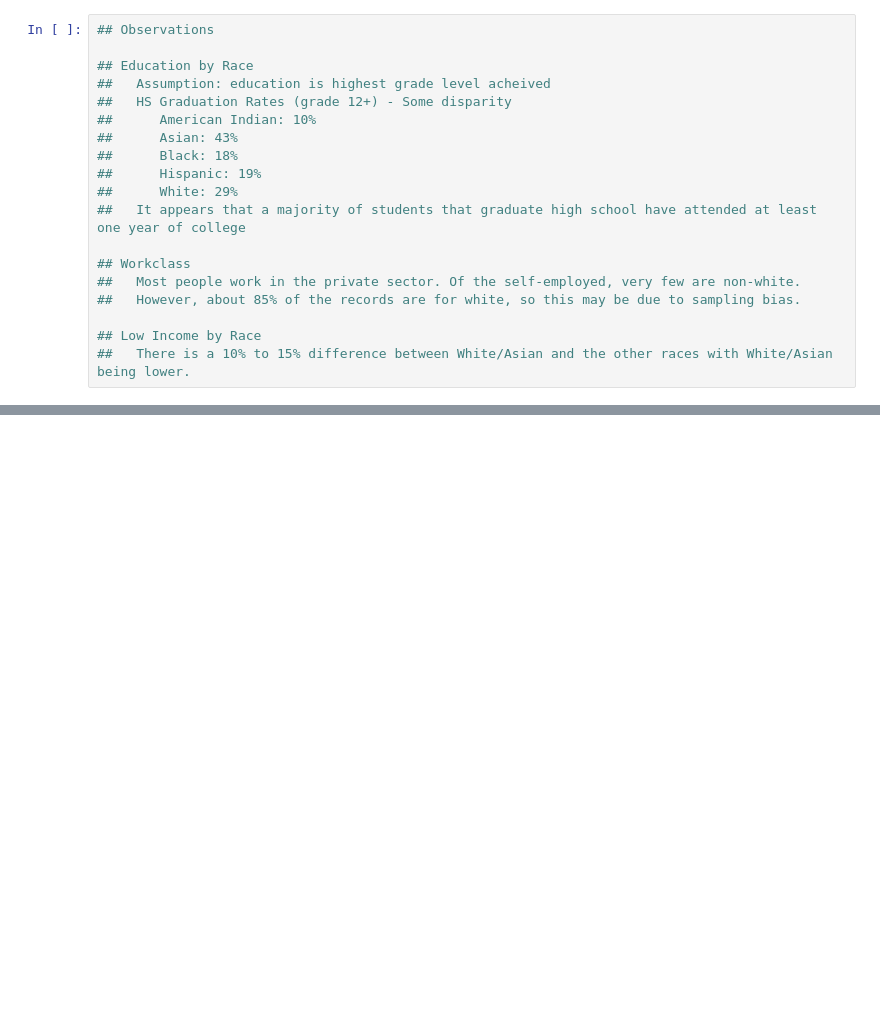
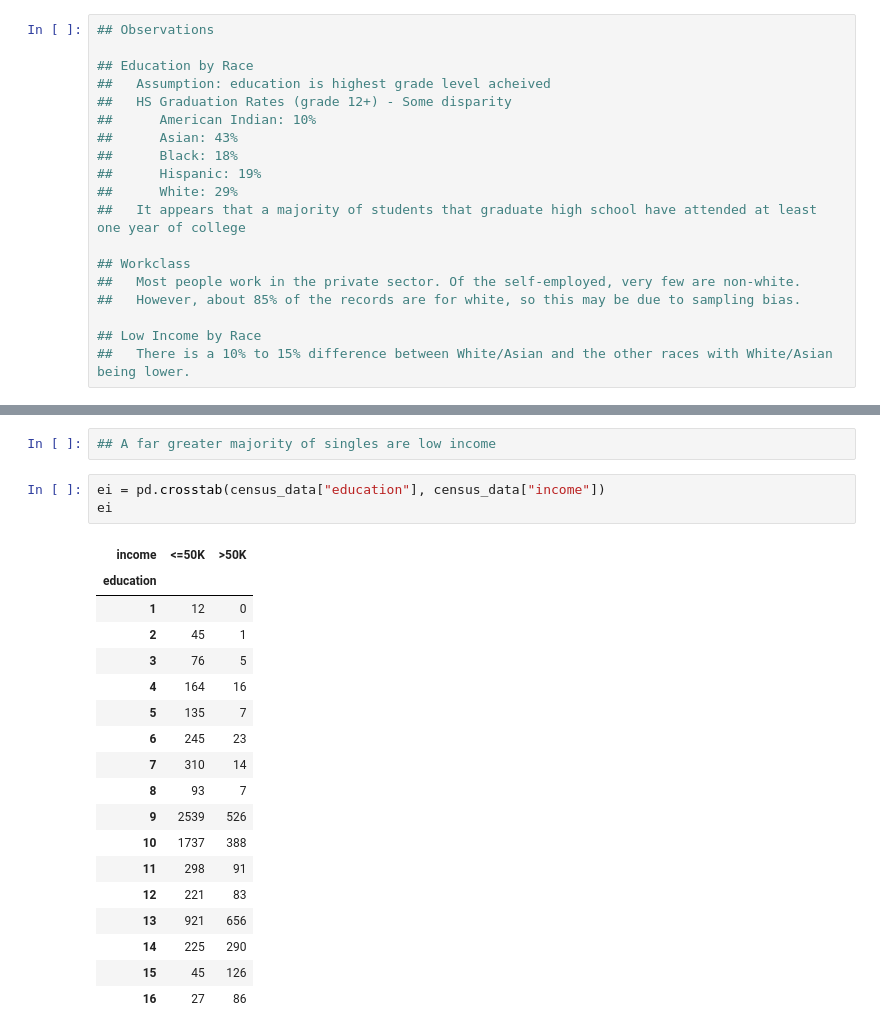
Before and after one commit to MickeyGeorge/dsc478, a Jupyter notebook: Assignment2/MichaelJanke_Assignment2.ipynb, the cells around one changed output, grey strips where cells are left out. Cells and saved outputs as stored; diff of their text form; blank space fills up the shorter version.

```diff
--- a/Assignment2/MichaelJanke_Assignment2.ipynb
+++ b/Assignment2/MichaelJanke_Assignment2.ipynb
@@ -1213,0 +1240,24 @@ plt.show(ri["percent_lowincome"].plot(kind="bar"))
+# %%
+## A far greater majority of singles are low income
+# %%
+ei = pd.crosstab(census_data["education"], census_data["income"])
+ei
+# %% [output]
+| income | <=50K | >50K |
+| education |  |  |
+| 1 | 12 | 0 |
+| 2 | 45 | 1 |
+| 3 | 76 | 5 |
+| 4 | 164 | 16 |
+| 5 | 135 | 7 |
+| 6 | 245 | 23 |
+| 7 | 310 | 14 |
+| 8 | 93 | 7 |
+| 9 | 2539 | 526 |
+| 10 | 1737 | 388 |
+| 11 | 298 | 91 |
+| 12 | 221 | 83 |
+| 13 | 921 | 656 |
+| 14 | 225 | 290 |
+| 15 | 45 | 126 |
+| 16 | 27 | 86 |
```
Also changed, not shown: parts of 7 cells of this notebook.
